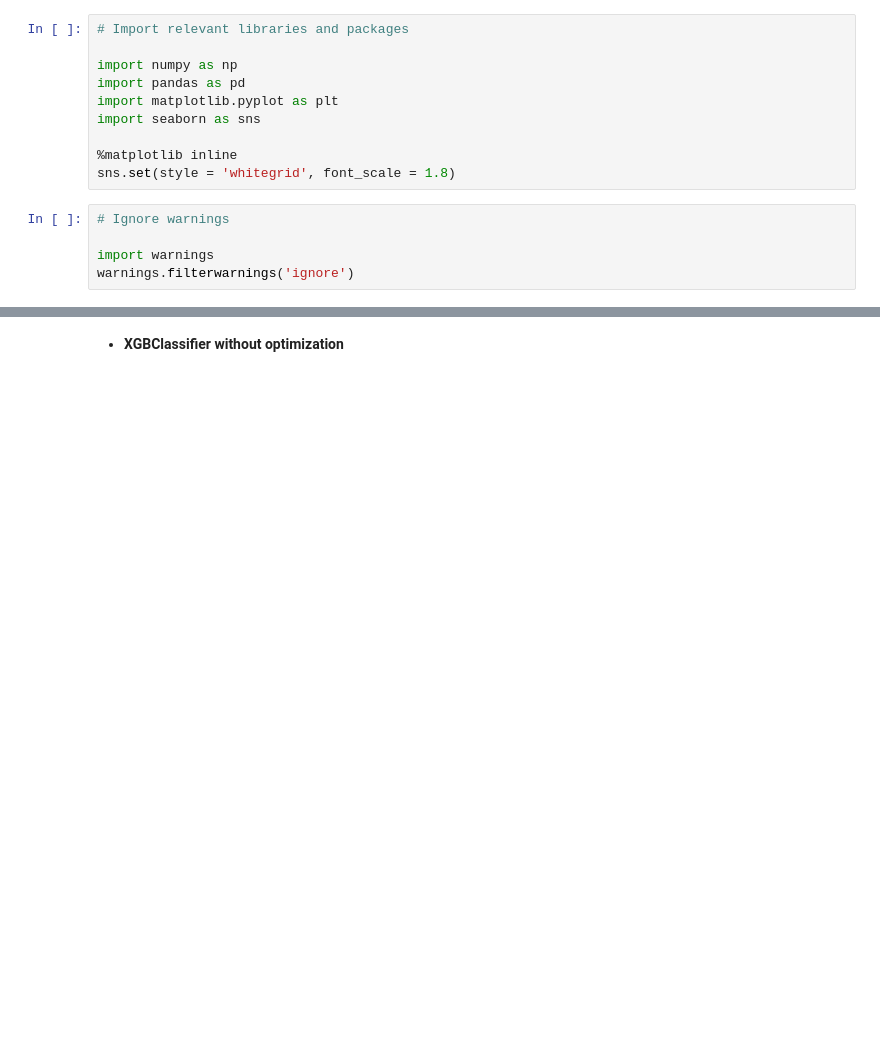
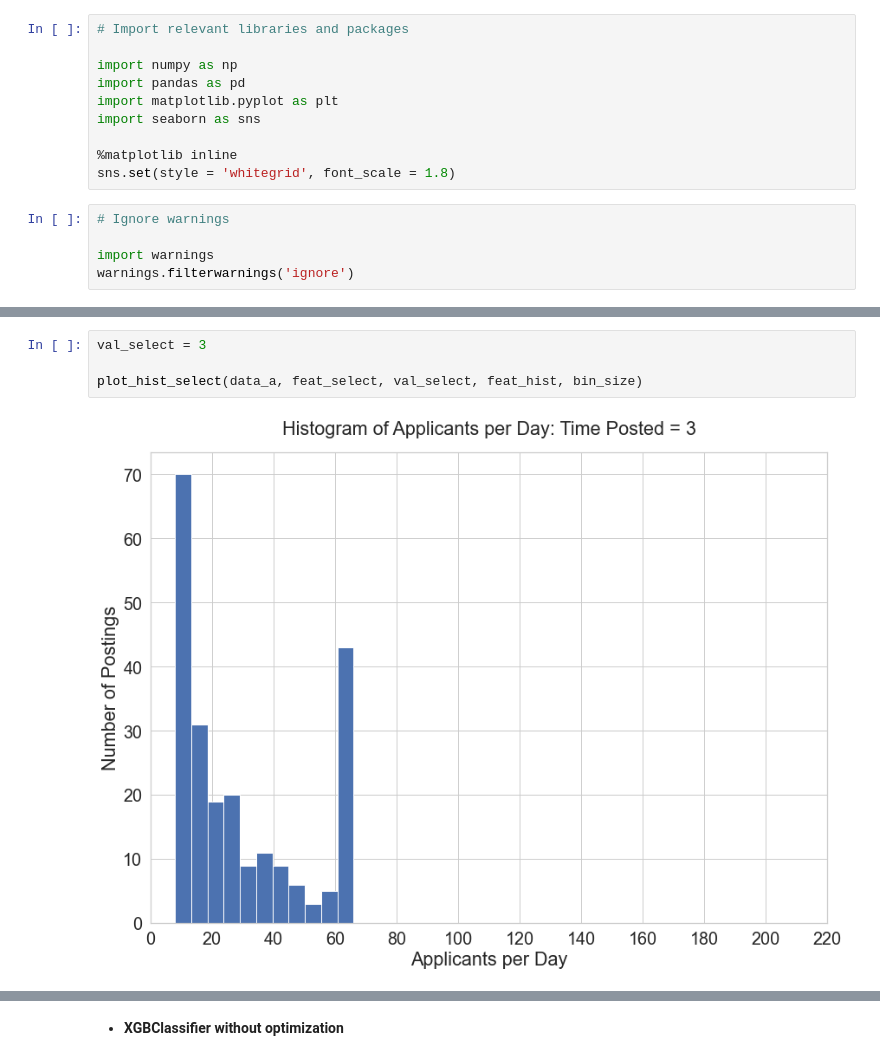
Before and after one commit to marin-stoytchev/Springboard-projects, a Jupyter notebook: CapstoneProject_3/capstone_project3_model.ipynb, the cells around one changed output, grey strips where cells are left out. Drawn from its saved outputs; the diff is of its cells as text; blank space fills up the shorter version.

```diff
--- a/CapstoneProject_3/capstone_project3_model.ipynb
+++ b/CapstoneProject_3/capstone_project3_model.ipynb
@@ -356,0 +218,6 @@ X_train, X_test, y_train, y_test = train_test_split(X, y, test_size = 0.20, rand
+# %%
+val_select = 3
+
+plot_hist_select(data_a, feat_select, val_select, feat_hist, bin_size)
+# %% [output]
+[figure, added]
```
Also changed, not shown: parts of 362 cells of this notebook.
